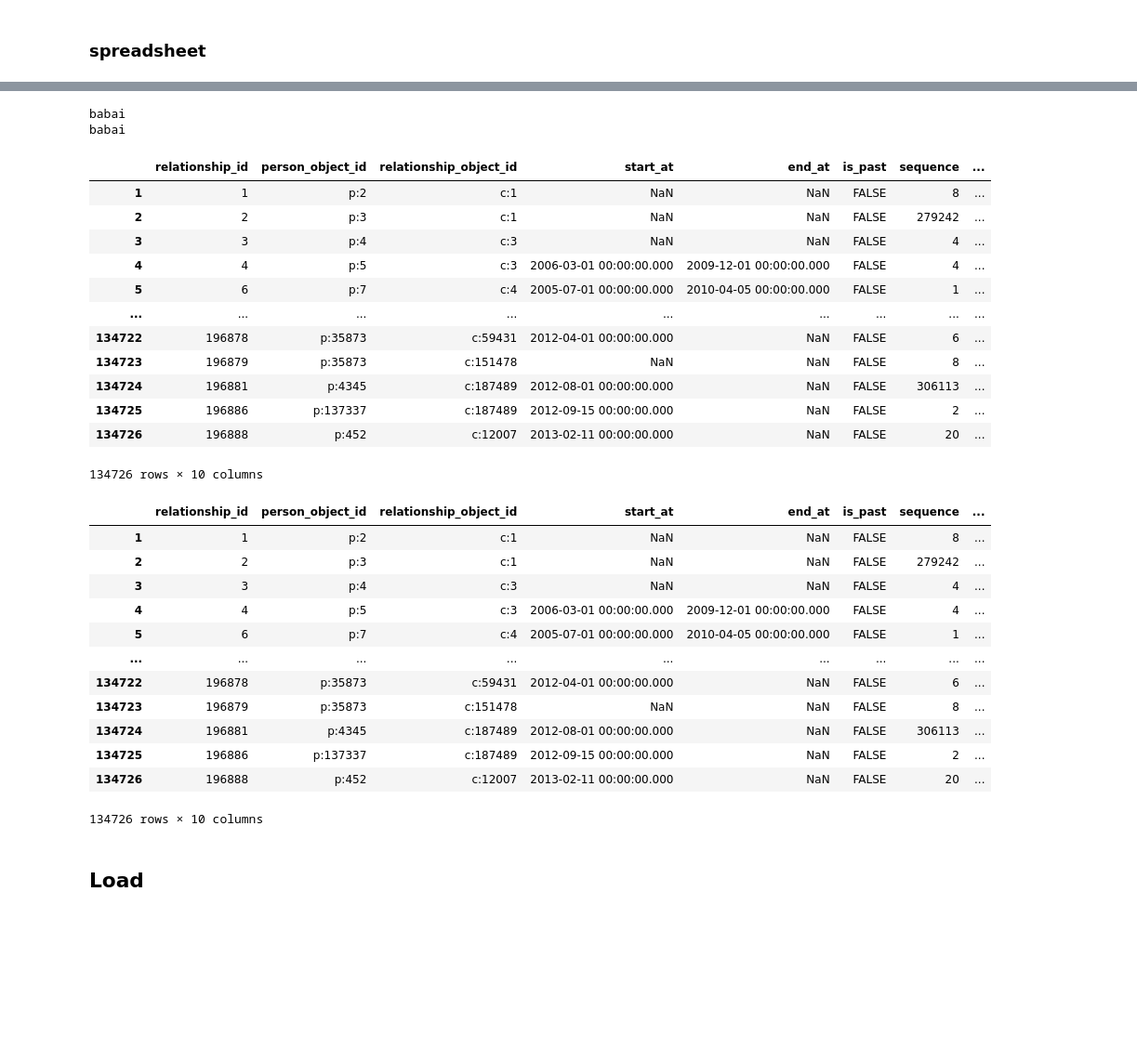
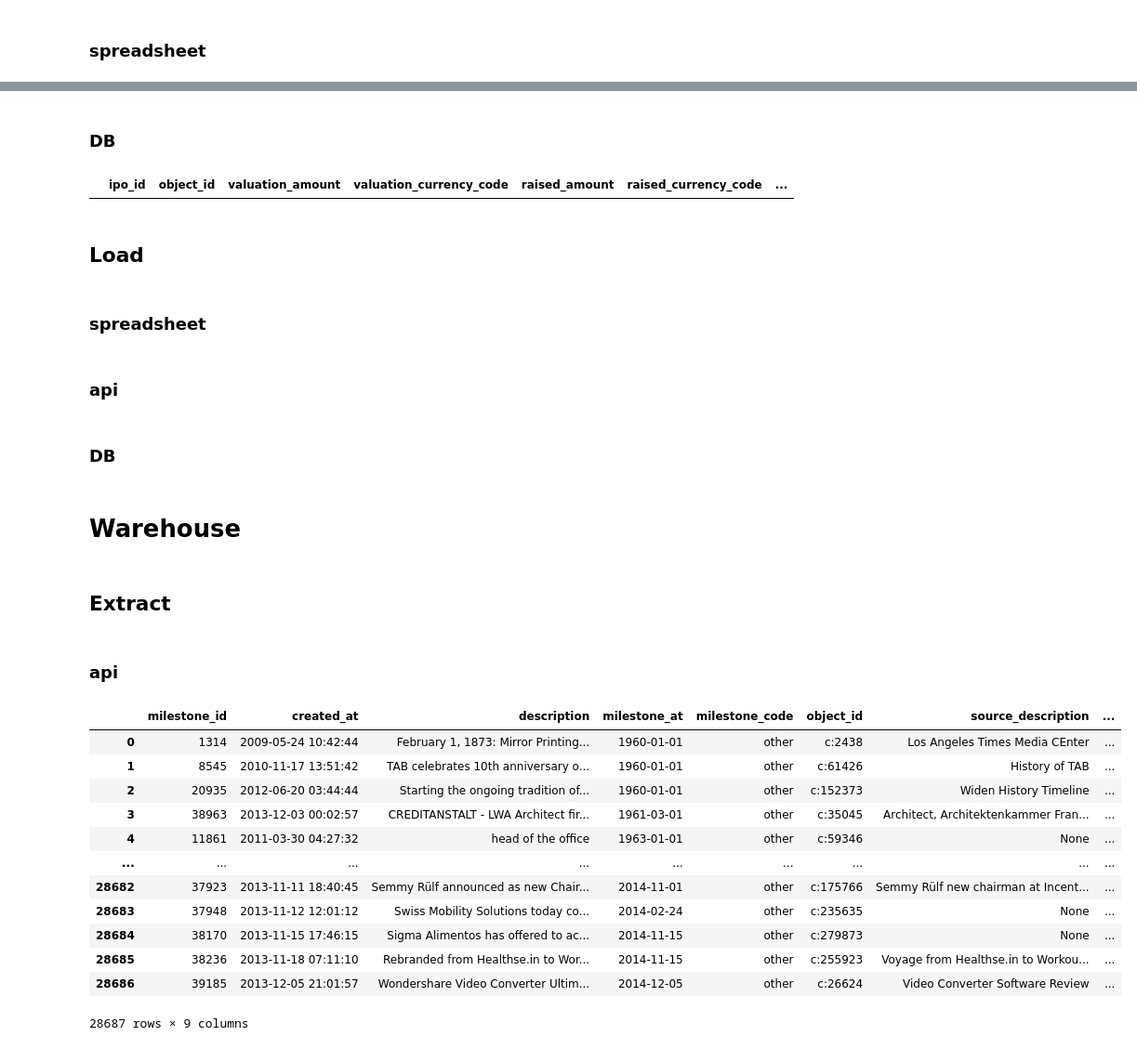
Before and after one commit to oscar-sinaga/data_pipeline_pyspark, a Jupyter notebook: notebooks/pipeline.ipynb, the cells around one changed output, grey strips where cells are left out. Shown: that part at 93% size. Saved outputs shown, nothing was run; the diff lists cells and outputs as text; code cells hidden in the pictures; blank space fills up the shorter version.

```diff
--- a/notebooks/pipeline.ipynb
+++ b/notebooks/pipeline.ipynb
@@ -53,40 +66,2 @@ babai
-# %%
-# relationship
-people_df = extract_spreadsheet(table_name='people')
-people_df
-
-# people
-relationships_df = extract_spreadsheet(table_name='relationships')
-relationships_df
-# %% [output]
-babai
-babai
-|  | relationship_id | person_object_id | relationship_object_id | start_at | end_at | is_past | sequence | ... |
-| 1 | 1 | p:2 | c:1 | NaN | NaN | FALSE | 8 | ... |
-| 2 | 2 | p:3 | c:1 | NaN | NaN | FALSE | 279242 | ... |
-| 3 | 3 | p:4 | c:3 | NaN | NaN | FALSE | 4 | ... |
-| 4 | 4 | p:5 | c:3 | 2006-03-01 00:00:00.000 | 2009-12-01 00:00:00.000 | FALSE | 4 | ... |
-| 5 | 6 | p:7 | c:4 | 2005-07-01 00:00:00.000 | 2010-04-05 00:00:00.000 | FALSE | 1 | ... |
-| ... | ... | ... | ... | ... | ... | ... | ... | ... |
-| 134722 | 196878 | p:35873 | c:59431 | 2012-04-01 00:00:00.000 | NaN | FALSE | 6 | ... |
-| 134723 | 196879 | p:35873 | c:151478 | NaN | NaN | FALSE | 8 | ... |
-| 134724 | 196881 | p:4345 | c:187489 | 2012-08-01 00:00:00.000 | NaN | FALSE | 306113 | ... |
-| 134725 | 196886 | p:137337 | c:187489 | 2012-09-15 00:00:00.000 | NaN | FALSE | 2 | ... |
-| 134726 | 196888 | p:452 | c:12007 | 2013-02-11 00:00:00.000 | NaN | FALSE | 20 | ... |
-134726 rows × 10 columns
-# %%
-relationships_df
-# %% [output]
-|  | relationship_id | person_object_id | relationship_object_id | start_at | end_at | is_past | sequence | ... |
-| 1 | 1 | p:2 | c:1 | NaN | NaN | FALSE | 8 | ... |
-| 2 | 2 | p:3 | c:1 | NaN | NaN | FALSE | 279242 | ... |
-| 3 | 3 | p:4 | c:3 | NaN | NaN | FALSE | 4 | ... |
-| 4 | 4 | p:5 | c:3 | 2006-03-01 00:00:00.000 | 2009-12-01 00:00:00.000 | FALSE | 4 | ... |
-| 5 | 6 | p:7 | c:4 | 2005-07-01 00:00:00.000 | 2010-04-05 00:00:00.000 | FALSE | 1 | ... |
-| ... | ... | ... | ... | ... | ... | ... | ... | ... |
-| 134722 | 196878 | p:35873 | c:59431 | 2012-04-01 00:00:00.000 | NaN | FALSE | 6 | ... |
-| 134723 | 196879 | p:35873 | c:151478 | NaN | NaN | FALSE | 8 | ... |
-| 134724 | 196881 | p:4345 | c:187489 | 2012-08-01 00:00:00.000 | NaN | FALSE | 306113 | ... |
-| 134725 | 196886 | p:137337 | c:187489 | 2012-09-15 00:00:00.000 | NaN | FALSE | 2 | ... |
-| 134726 | 196888 | p:452 | c:12007 | 2013-02-11 00:00:00.000 | NaN | FALSE | 20 | ... |
-134726 rows × 10 columns
+# %% [markdown]
+### DB
@@ -93,3 +87,9 @@ relationships_df
+# %%
+ipos
+# %% [output]
+|  | ipo_id | object_id | valuation_amount | valuation_currency_code | raised_amount | raised_currency_code | ... |
 # %% [markdown]
 ## Load
+# %% [markdown]
+### spreadsheet
 # %%
@@ -97,0 +98,2 @@ load_staging(data=relationships_df, table_name='relationships', schema='public',
+# %% [markdown]
+### api
@@ -97,0 +102,2 @@ load_staging(data=relationships_df, table_name='relationships', schema='public',
+# %% [markdown]
+### DB
@@ -97,0 +121,23 @@ load_staging(data=relationships_df, table_name='relationships', schema='public',
+# %% [markdown]
+# Warehouse
+# %% [markdown]
+## Extract
+# %% [markdown]
+### api
+# %%
+milestones_staging = extract_staging(table_name='milestones')
+milestones_staging
+# %% [output]
+|  | milestone_id | created_at | description | milestone_at | milestone_code | object_id | source_description | ... |
+| 0 | 1314 | 2009-05-24 10:42:44 | February 1, 1873: Mirror Printing... | 1960-01-01 | other | c:2438 | Los Angeles Times Media CEnter | ... |
+| 1 | 8545 | 2010-11-17 13:51:42 | TAB celebrates 10th anniversary o... | 1960-01-01 | other | c:61426 | History of TAB | ... |
+| 2 | 20935 | 2012-06-20 03:44:44 | Starting the ongoing tradition of... | 1960-01-01 | other | c:152373 | Widen History Timeline | ... |
+| 3 | 38963 | 2013-12-03 00:02:57 | CREDITANSTALT - LWA Architect fir... | 1961-03-01 | other | c:35045 | Architect, Architektenkammer Fran... | ... |
+| 4 | 11861 | 2011-03-30 04:27:32 | head of the office | 1963-01-01 | other | c:59346 | None | ... |
+| ... | ... | ... | ... | ... | ... | ... | ... | ... |
+| 28682 | 37923 | 2013-11-11 18:40:45 | Semmy Rülf announced as new Chair... | 2014-11-01 | other | c:175766 | Semmy Rülf new chairman at Incent... | ... |
+| 28683 | 37948 | 2013-11-12 12:01:12 | Swiss Mobility Solutions today co... | 2014-02-24 | other | c:235635 | None | ... |
+| 28684 | 38170 | 2013-11-15 17:46:15 | Sigma Alimentos has offered to ac... | 2014-11-15 | other | c:279873 | None | ... |
+| 28685 | 38236 | 2013-11-18 07:11:10 | Rebranded from Healthse.in to Wor... | 2014-11-15 | other | c:255923 | Voyage from Healthse.in to Workou... | ... |
+| 28686 | 39185 | 2013-12-05 21:01:57 | Wondershare Video Converter Ultim... | 2014-12-05 | other | c:26624 | Video Converter Software Review | ... |
+28687 rows × 9 columns
```
Also changed, not shown: parts of 24 cells of this notebook, 9 other files.
